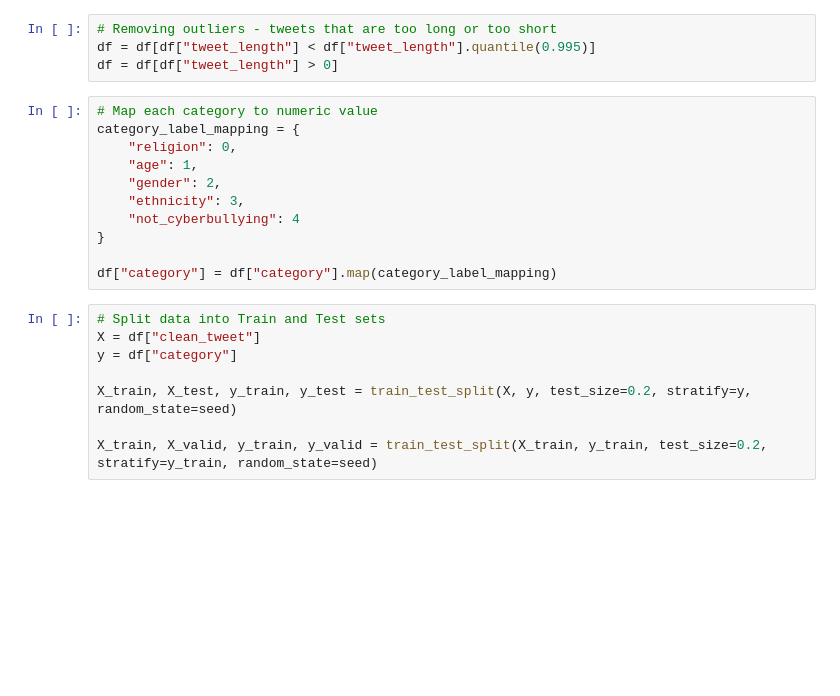
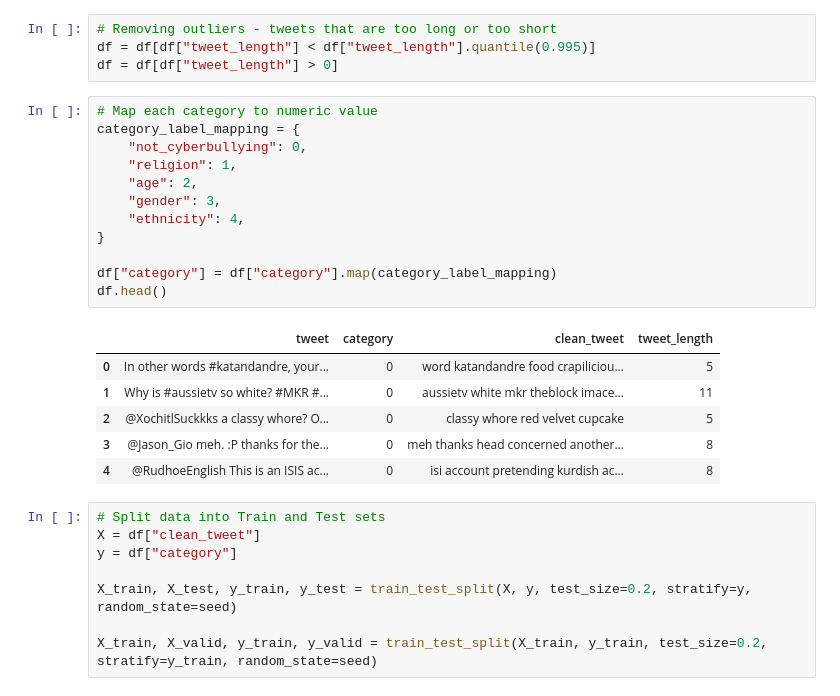
Before and after one commit to AleX77NP/Cyberbullying-detection, a Jupyter notebook: main.ipynb, the cells around one changed output. Cells and saved outputs as stored; diff of their text form; blank space fills up the shorter version.

```diff
--- a/main.ipynb
+++ b/main.ipynb
@@ -120,14 +124,22 @@ df = df[df["tweet_length"] > 0]
 # %%
 # Map each category to numeric value
 category_label_mapping = {
-    "religion": 0,
-    "age": 1,
-    "gender": 2,
-    "ethnicity": 3,
-    "not_cyberbullying": 4
+    "not_cyberbullying": 0,
+    "religion": 1,
+    "age": 2,
+    "gender": 3,
+    "ethnicity": 4,
 }
 
 df["category"] = df["category"].map(category_label_mapping)
+df.head()
+# %% [output]
+|  | tweet | category | clean_tweet | tweet_length |
+| 0 | In other words #katandandre, your... | 0 | word katandandre food crapiliciou... | 5 |
+| 1 | Why is #aussietv so white? #MKR #... | 0 | aussietv white mkr theblock imace... | 11 |
+| 2 | @XochitlSuckkks a classy whore? O... | 0 | classy whore red velvet cupcake | 5 |
+| 3 | @Jason_Gio meh. :P thanks for the... | 0 | meh thanks head concerned another... | 8 |
+| 4 | @RudhoeEnglish This is an ISIS ac... | 0 | isi account pretending kurdish ac... | 8 |
 # %%
 # Split data into Train and Test sets
 X = df["clean_tweet"]
```
Also changed, not shown: parts of 9 cells of this notebook, 3 other files.
